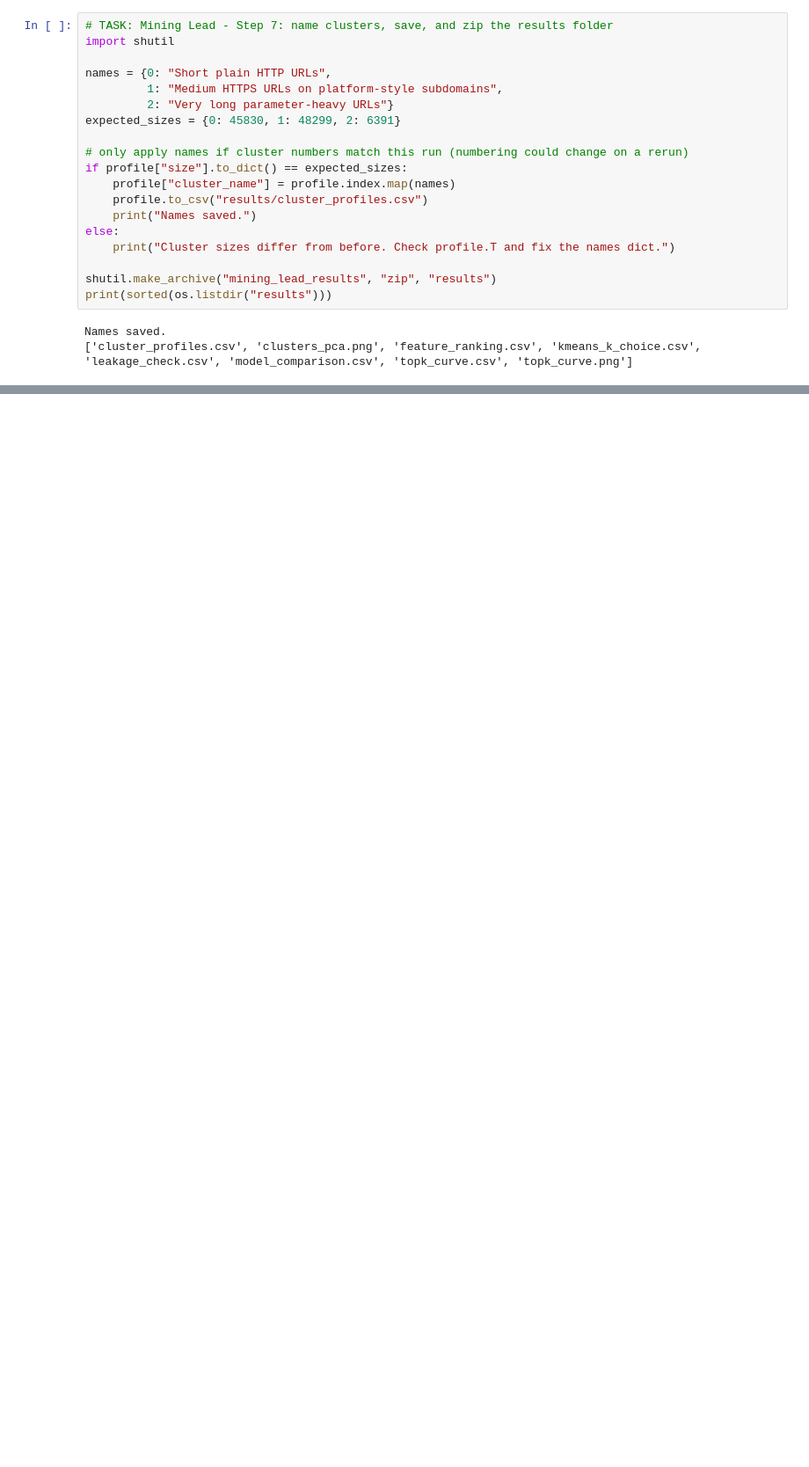
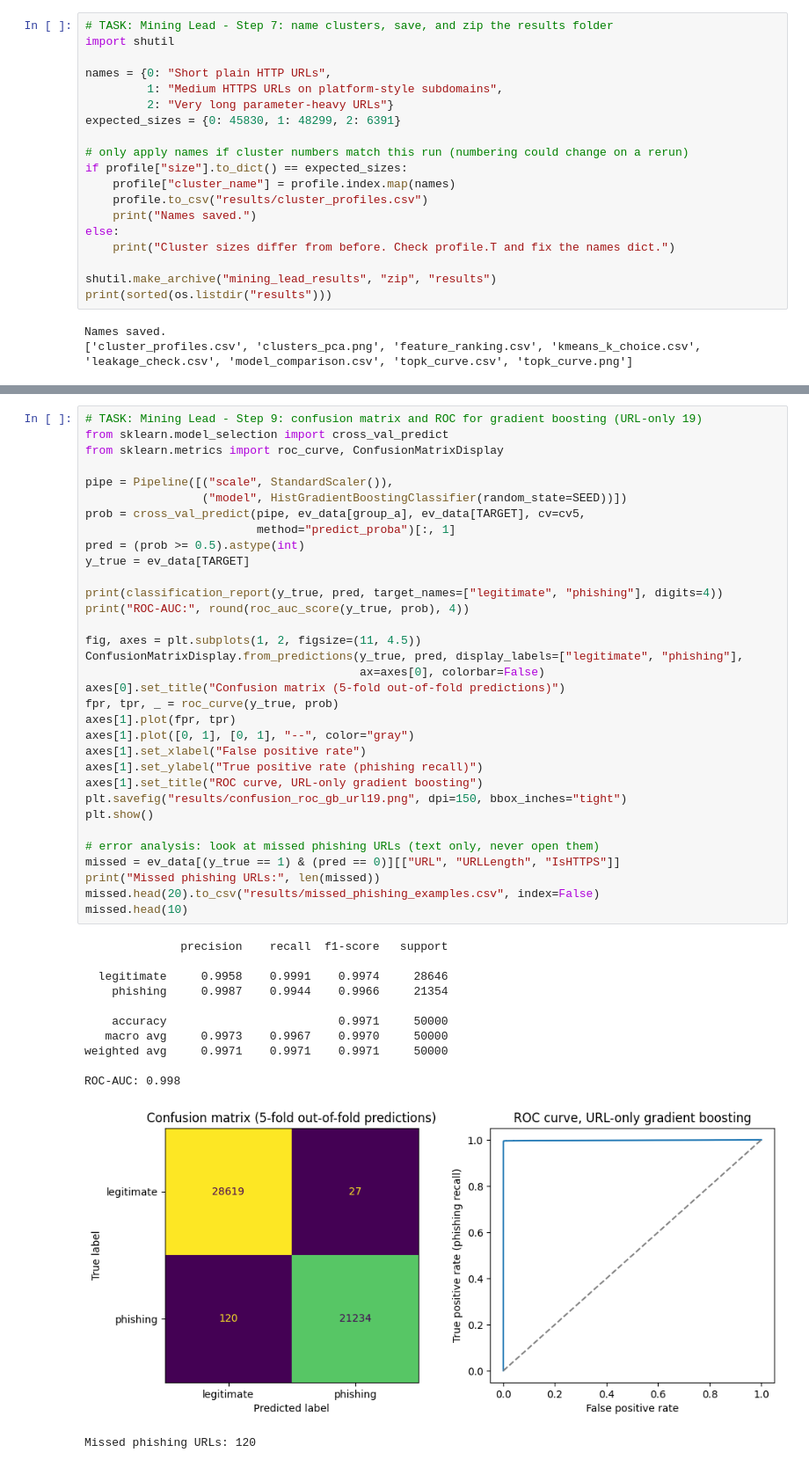
Before and after one commit to ayeshaalamexe/ds311-phishguard, a Jupyter notebook: notebooks/03_mining_lead.ipynb, the cells around one changed output, grey strips where cells are left out. Shown at 88% size. Saved outputs shown, nothing was run; the diff lists cells and outputs as text; blank space fills up the shorter version.

Commit message:
Minning lead final file

```diff
--- a/notebooks/03_mining_lead.ipynb
+++ b/notebooks/03_mining_lead.ipynb
@@ -740,0 +803,46 @@ Names saved.
+# %%
+# TASK: Mining Lead - Step 9: confusion matrix and ROC for gradient boosting (URL-only 19)
+from sklearn.model_selection import cross_val_predict
+from sklearn.metrics import roc_curve, ConfusionMatrixDisplay
+
+pipe = Pipeline([("scale", StandardScaler()),
+                 ("model", HistGradientBoostingClassifier(random_state=SEED))])
+prob = cross_val_predict(pipe, ev_data[group_a], ev_data[TARGET], cv=cv5,
+                         method="predict_proba")[:, 1]
+pred = (prob >= 0.5).astype(int)
+y_true = ev_data[TARGET]
+
+print(classification_report(y_true, pred, target_names=["legitimate", "phishing"], digits=4))
+print("ROC-AUC:", round(roc_auc_score(y_true, prob), 4))
+
+fig, axes = plt.subplots(1, 2, figsize=(11, 4.5))
+ConfusionMatrixDisplay.from_predictions(y_true, pred, display_labels=["legitimate", "phishing"],
+                                        ax=axes[0], colorbar=False)
+axes[0].set_title("Confusion matrix (5-fold out-of-fold predictions)")
+fpr, tpr, _ = roc_curve(y_true, prob)
+axes[1].plot(fpr, tpr)
+axes[1].plot([0, 1], [0, 1], "--", color="gray")
+axes[1].set_xlabel("False positive rate")
+axes[1].set_ylabel("True positive rate (phishing recall)")
+axes[1].set_title("ROC curve, URL-only gradient boosting")
+plt.savefig("results/confusion_roc_gb_url19.png", dpi=150, bbox_inches="tight")
+plt.show()
+
+# error analysis: look at missed phishing URLs (text only, never open them)
+missed = ev_data[(y_true == 1) & (pred == 0)][["URL", "URLLength", "IsHTTPS"]]
+print("Missed phishing URLs:", len(missed))
+missed.head(20).to_csv("results/missed_phishing_examples.csv", index=False)
+missed.head(10)
+# %% [output]
+              precision    recall  f1-score   support
+
+  legitimate     0.9958    0.9991    0.9974     28646
+    phishing     0.9987    0.9944    0.9966     21354
+
+    accuracy                         0.9971     50000
+   macro avg     0.9973    0.9967    0.9970     50000
+weighted avg     0.9971    0.9971    0.9971     50000
+
+ROC-AUC: 0.998
+[figure, added]
+Missed phishing URLs: 120
```
Also changed, not shown: parts of 5 cells of this notebook.
